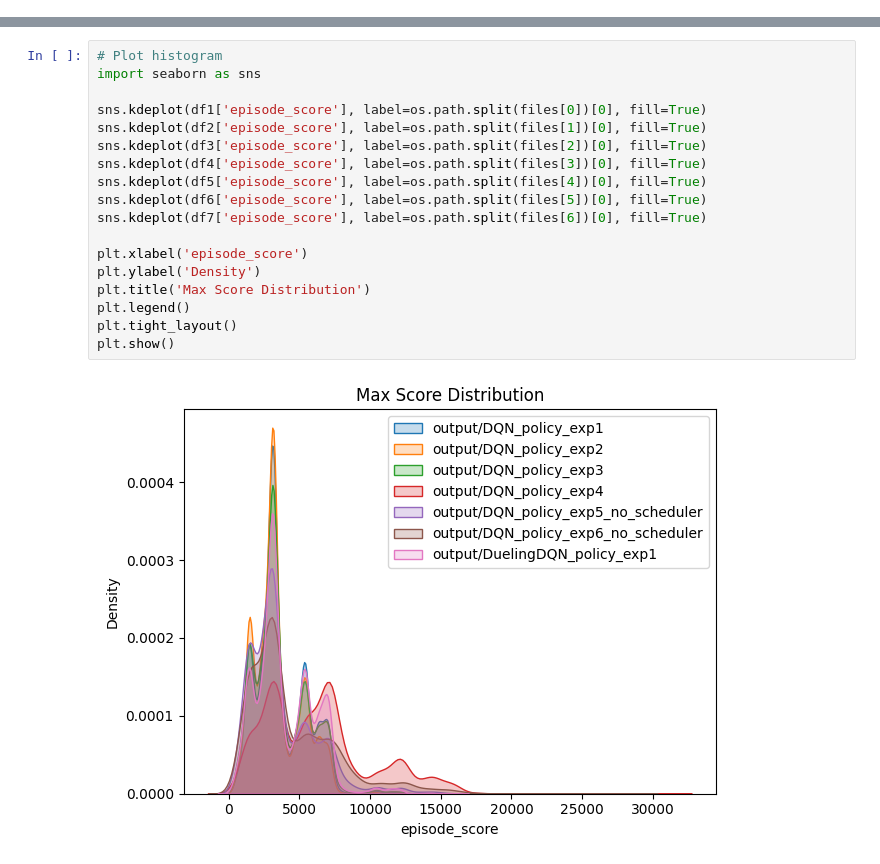
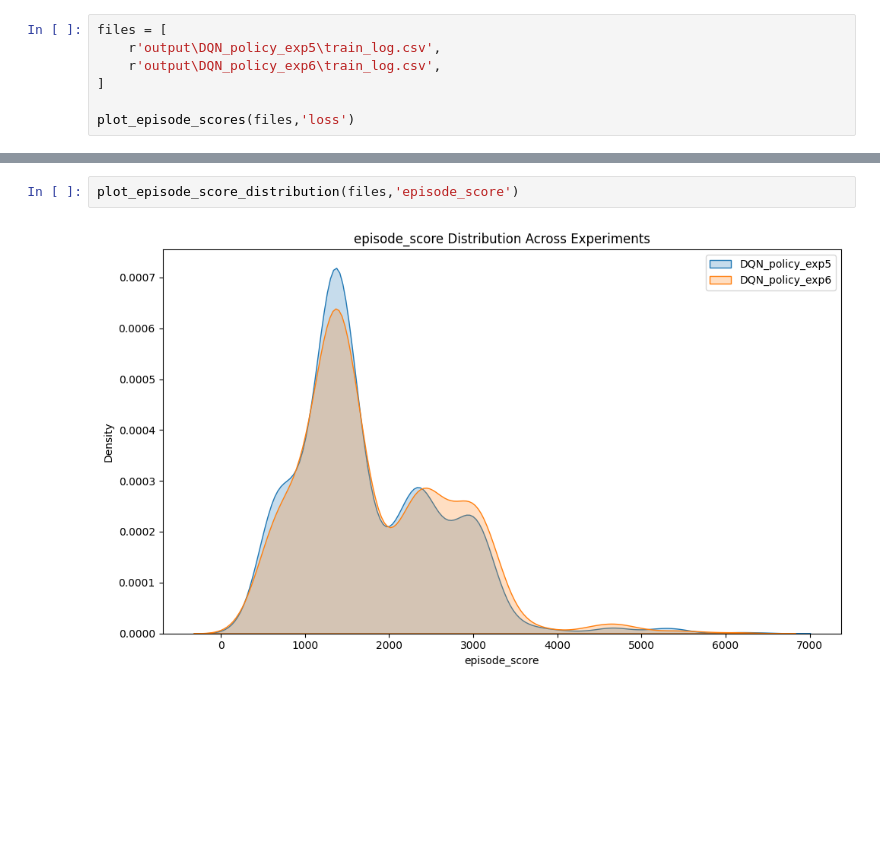
Before and after one commit to HBBEEP/DRL_FinalProject, a Jupyter notebook: plot.ipynb, the cells around one changed output, grey strips where cells are left out. Drawn from its saved outputs; the diff is of its cells as text; blank space fills up the shorter version.

```diff
--- a/plot.ipynb
+++ b/plot.ipynb
@@ -68,0 +115,7 @@ plt.show()
+# %%
+files = [
+    r'output\DQN_policy_exp5\train_log.csv',
+    r'output\DQN_policy_exp6\train_log.csv',
+]
+
+plot_episode_scores(files,'loss')
@@ -69,21 +124,5 @@ plt.show()
 # %%
-# Plot histogram
-import seaborn as sns
-
-sns.kdeplot(df1['episode_score'], label=os.path.split(files[0])[0], fill=True)
-sns.kdeplot(df2['episode_score'], label=os.path.split(files[1])[0], fill=True)
-sns.kdeplot(df3['episode_score'], label=os.path.split(files[2])[0], fill=True)
-sns.kdeplot(df4['episode_score'], label=os.path.split(files[3])[0], fill=True)
-sns.kdeplot(df5['episode_score'], label=os.path.split(files[4])[0], fill=True)
-sns.kdeplot(df6['episode_score'], label=os.path.split(files[5])[0], fill=True)
-sns.kdeplot(df7['episode_score'], label=os.path.split(files[6])[0], fill=True)
-
-plt.xlabel('episode_score')
-plt.ylabel('Density')
-plt.title('Max Score Distribution')
-plt.legend()
-plt.tight_layout()
-plt.show()
+plot_episode_score_distribution(files,'episode_score')
 # %% [output]
-[figure, old version]
+[figure, new version]
 # %%
```
Also changed, not shown: parts of 5 cells of this notebook.
